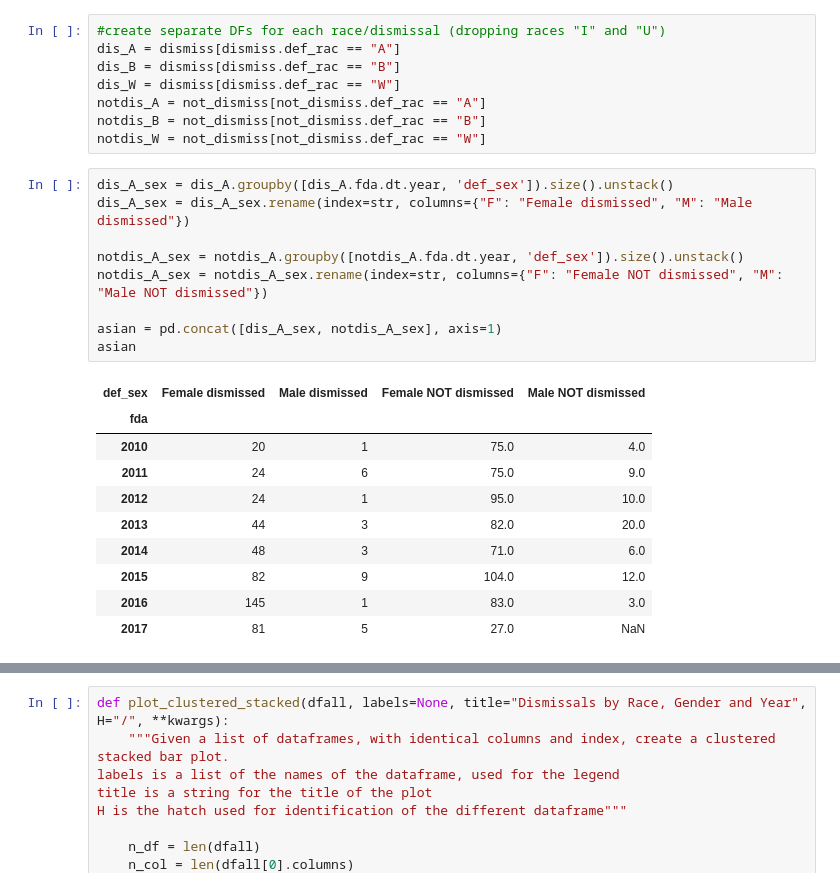
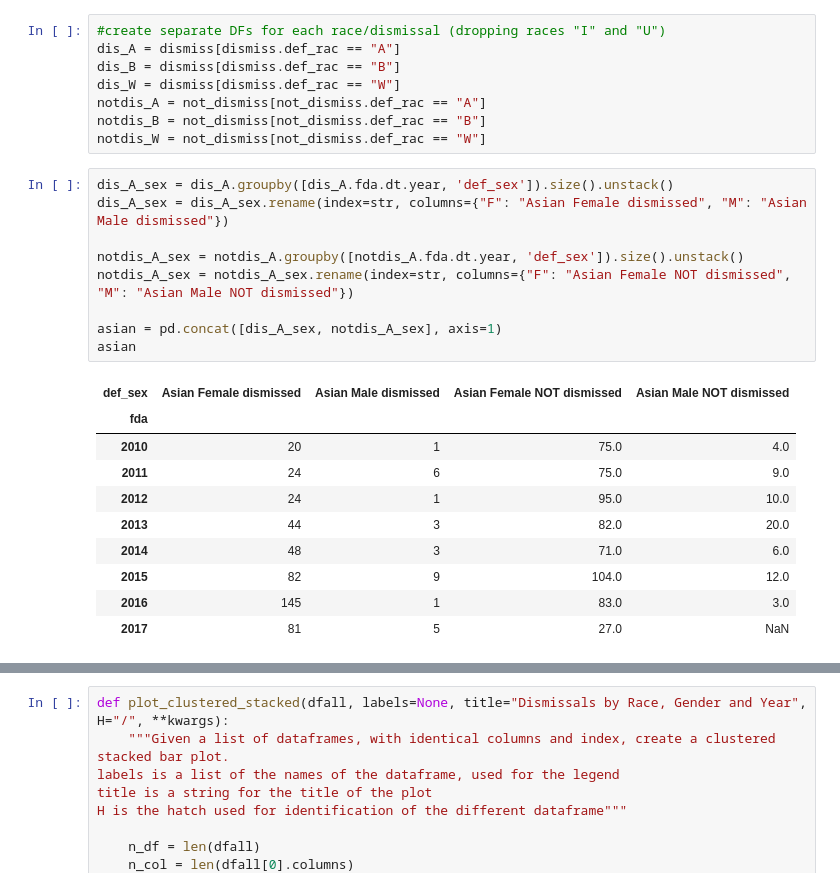
Before and after one commit to circushaase/harriscriminalcourt, a Jupyter notebook: Blog 1 visuals.ipynb, the cells around one changed output, grey strips where cells are left out. Drawn from its saved outputs; the diff is of its cells as text.

```diff
--- a/Blog 1 visuals.ipynb
+++ b/Blog 1 visuals.ipynb
@@ -441,15 +460,15 @@ notdis_B = not_dismiss[not_dismiss.def_rac == "B"]
 notdis_W = not_dismiss[not_dismiss.def_rac == "W"]
 # %%
 dis_A_sex = dis_A.groupby([dis_A.fda.dt.year, 'def_sex']).size().unstack()
-dis_A_sex = dis_A_sex.rename(index=str, columns={"F": "Female dismissed", "M": "Male dismissed"})
+dis_A_sex = dis_A_sex.rename(index=str, columns={"F": "Asian Female dismissed", "M": "Asian Male dismissed"})
 
 notdis_A_sex = notdis_A.groupby([notdis_A.fda.dt.year, 'def_sex']).size().unstack()
-notdis_A_sex = notdis_A_sex.rename(index=str, columns={"F": "Female NOT dismissed", "M": "Male NOT dismissed"})
+notdis_A_sex = notdis_A_sex.rename(index=str, columns={"F": "Asian Female NOT dismissed", "M": "Asian Male NOT dismissed"})
 
 asian = pd.concat([dis_A_sex, notdis_A_sex], axis=1)
 asian
 # %% [output]
-| def_sex | Female dismissed | Male dismissed | Female NOT dismissed | Male NOT dismissed |
+| def_sex | Asian Female dismissed | Asian Male dismissed | Asian Female NOT dismissed | Asian Male NOT dismissed |
 | fda |  |  |  |  |
 | 2010 | 20 | 1 | 75.0 | 4.0 |
 | 2011 | 24 | 6 | 75.0 | 9.0 |
```
Also changed, not shown: parts of 11 cells of this notebook.
